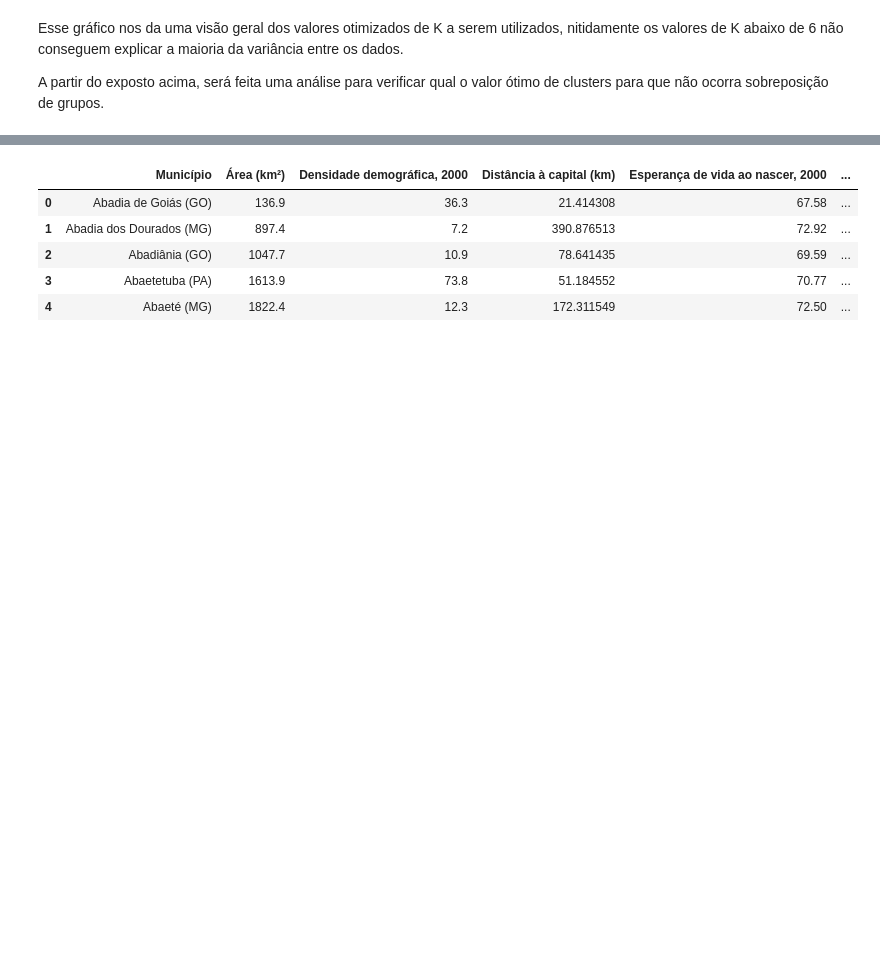
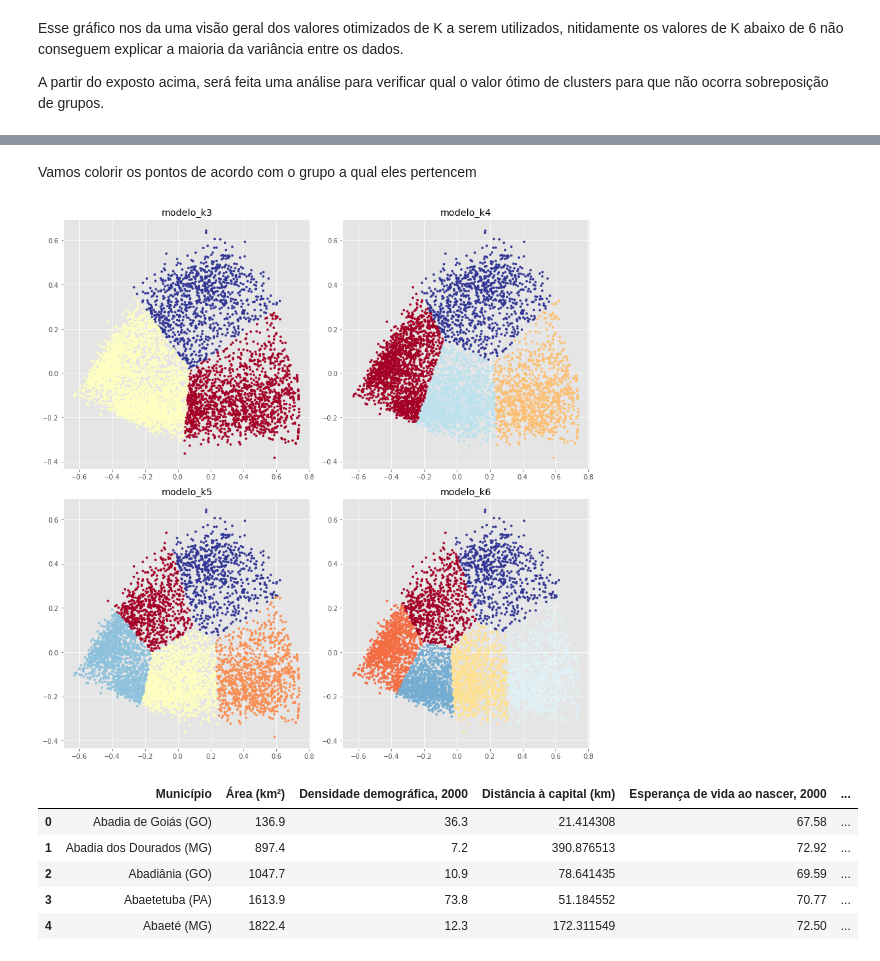
Before and after one commit to mhnasser/selecao_municipal, a Jupyter notebook: notebooks/02_modelagem.ipynb, the cells around one changed output, grey strips where cells are left out. Cells and saved outputs as stored; diff of their text form; code cells hidden in the pictures; blank space fills up the shorter version.

```diff
--- a/notebooks/02_modelagem.ipynb
+++ b/notebooks/02_modelagem.ipynb
@@ -143,3 +177,27 @@ plt.show()
+# %% [markdown]
+Vamos colorir os pontos de acordo com o grupo a qual eles pertencem
+# %%
+# Confiugurando tamanho da figura
+fig = plt.figure()
+fig.set_figheight(12)
+fig.set_figwidth(12)
+
+
+# Plotando Centróides
+for i, model_k in enumerate(['modelo_k3', 'modelo_k4', 'modelo_k5', 'modelo_k6']):
+
+    modelo = modelos[model_k]
+    label = modelo.labels_
+
+    plt.subplot(2,2, i+1)
+    plt.scatter(dados[:, 0], dados[:, 1], c=label, s=10, cmap='RdYlBu')
+    plt.title(model_k)
+
+
+fig.tight_layout()
+plt.show()
+# %% [output]
+[figure, added]
 # %%
 df['Grupo'] = model.labels_
 df['Grupo'] = df['Grupo'].apply(lambda x: 'Grupo '+str(x+1))
```
Also changed, not shown: parts of 9 cells of this notebook, 1 other file.
